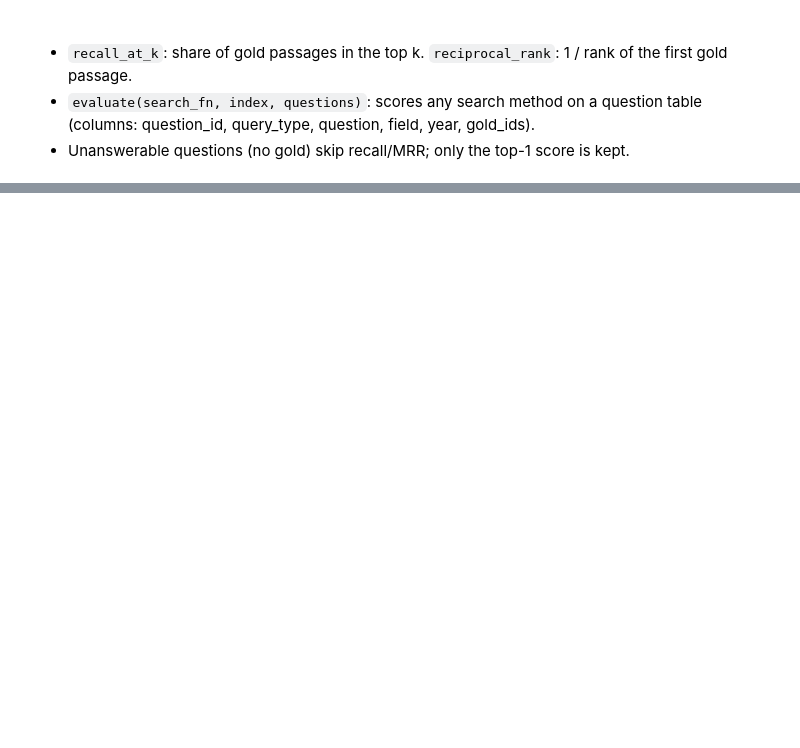
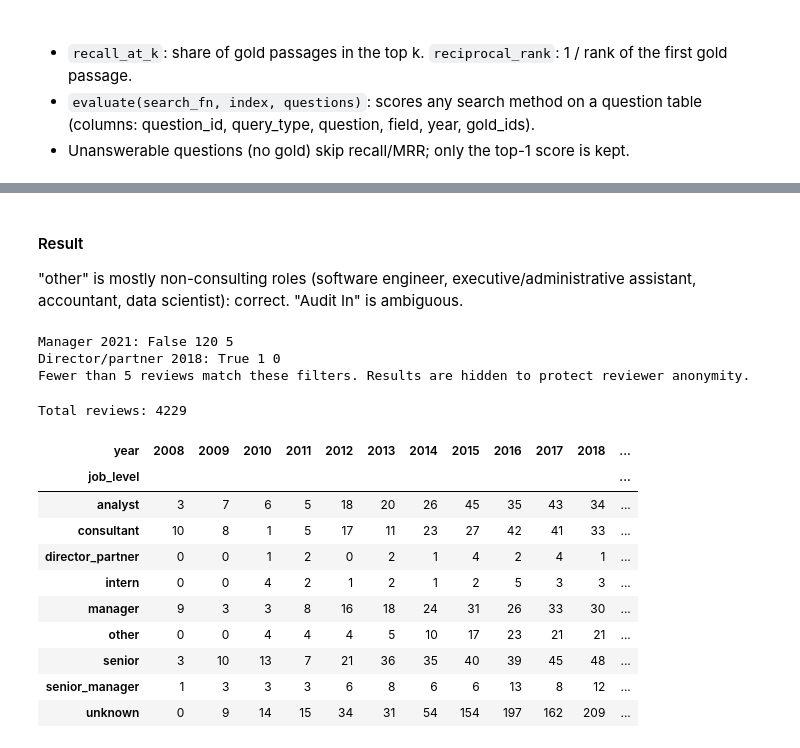
Before and after one commit to sz3441/Heard-Generative-AI-HR, a Jupyter notebook: notebooks/a1_a2_retrieval.ipynb, the cells around one changed output, grey strips where cells are left out. Saved outputs shown, nothing was run; the diff lists cells and outputs as text; code cells hidden in the pictures; blank space fills up the shorter version.

Commit message:
A5: job levels, group filters and small-group suppression (safe_search)
Co-Authored-By: Claude Sonnet 5 <noreply@anthropic.com>

```diff
--- a/notebooks/a1_a2_retrieval.ipynb
+++ b/notebooks/a1_a2_retrieval.ipynb
@@ -758,0 +805,4 @@ display(evaluate(bm25_search, index, toy))
+# %% [markdown]
+#### Result
+"other" is mostly non-consulting roles (software engineer, executive/administrative assistant, accountant, data scientist): correct.
+"Audit In" is ambiguous.
@@ -758,0 +815,14 @@ display(evaluate(bm25_search, index, toy))
+# %%
+big = safe_search(demo, "complaints about promotions", field="cons",
+                  filters={"job_level": "manager", "year": 2021})
+
+small = safe_search(demo, "complaints about promotions", field="cons",
+                    filters={"job_level": "director_partner", "year": 2018})
+
+print("Manager 2021:", big["suppressed"], big["group_size"], len(big["results"]))
+print("Director/partner 2018:", small["suppressed"], small["group_size"], len(small["results"]))
+print(small["message"])
+# %% [output]
+Manager 2021: False 120 5
+Director/partner 2018: True 1 0
+Fewer than 5 reviews match these filters. Results are hidden to protect reviewer anonymity.
@@ -758,0 +831,20 @@ display(evaluate(bm25_search, index, toy))
+# %%
+## A5.3a Find test cases from the data
+reviews = p.drop_duplicates("review_id")
+print("Total reviews:", len(reviews))
+
+counts = pd.crosstab(reviews["job_level"], reviews["year"])
+counts
+# %% [output]
+Total reviews: 4229
+| year | 2008 | 2009 | 2010 | 2011 | 2012 | 2013 | 2014 | 2015 | 2016 | 2017 | 2018 | ... |
+| job_level |  |  |  |  |  |  |  |  |  |  |  | ... |
+| analyst | 3 | 7 | 6 | 5 | 18 | 20 | 26 | 45 | 35 | 43 | 34 | ... |
+| consultant | 10 | 8 | 1 | 5 | 17 | 11 | 23 | 27 | 42 | 41 | 33 | ... |
+| director_partner | 0 | 0 | 1 | 2 | 0 | 2 | 1 | 4 | 2 | 4 | 1 | ... |
+| intern | 0 | 0 | 4 | 2 | 1 | 2 | 1 | 2 | 5 | 3 | 3 | ... |
+| manager | 9 | 3 | 3 | 8 | 16 | 18 | 24 | 31 | 26 | 33 | 30 | ... |
+| other | 0 | 0 | 4 | 4 | 4 | 5 | 10 | 17 | 23 | 21 | 21 | ... |
+| senior | 3 | 10 | 13 | 7 | 21 | 36 | 35 | 40 | 39 | 45 | 48 | ... |
+| senior_manager | 1 | 3 | 3 | 3 | 6 | 8 | 6 | 6 | 13 | 8 | 12 | ... |
+| unknown | 0 | 9 | 14 | 15 | 34 | 31 | 54 | 154 | 197 | 162 | 209 | ... |
```
Also changed, not shown: parts of 20 cells of this notebook, 3 other files.
